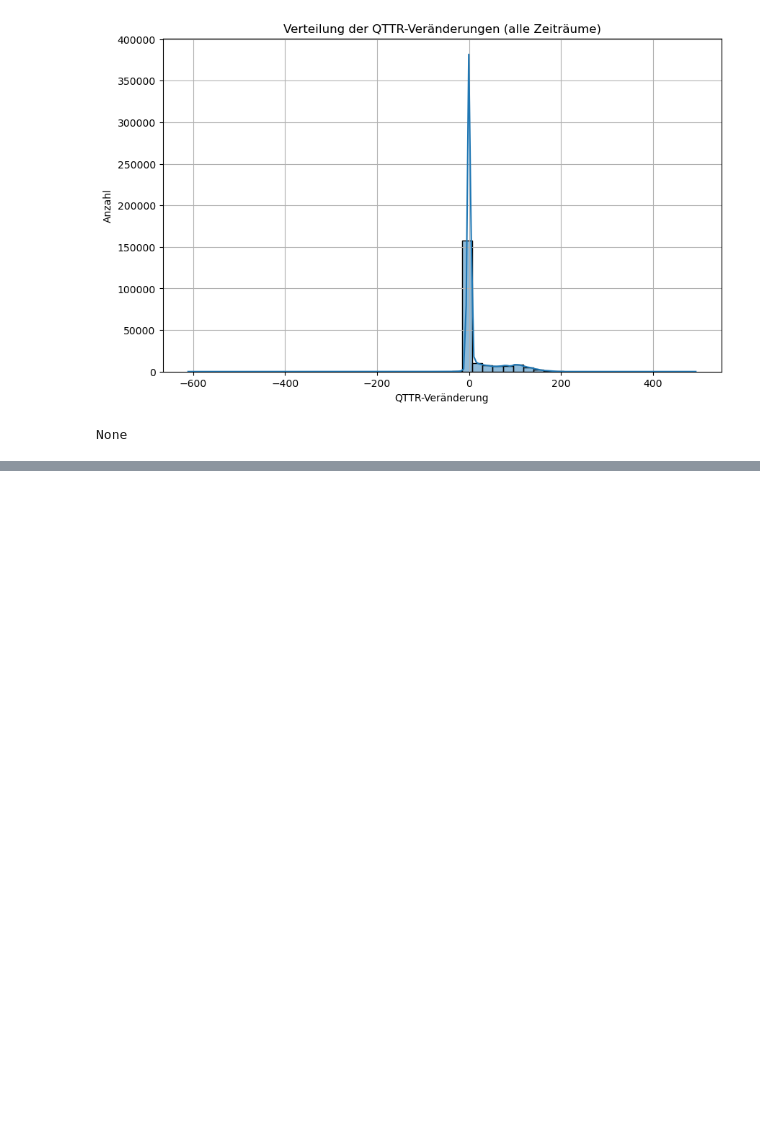
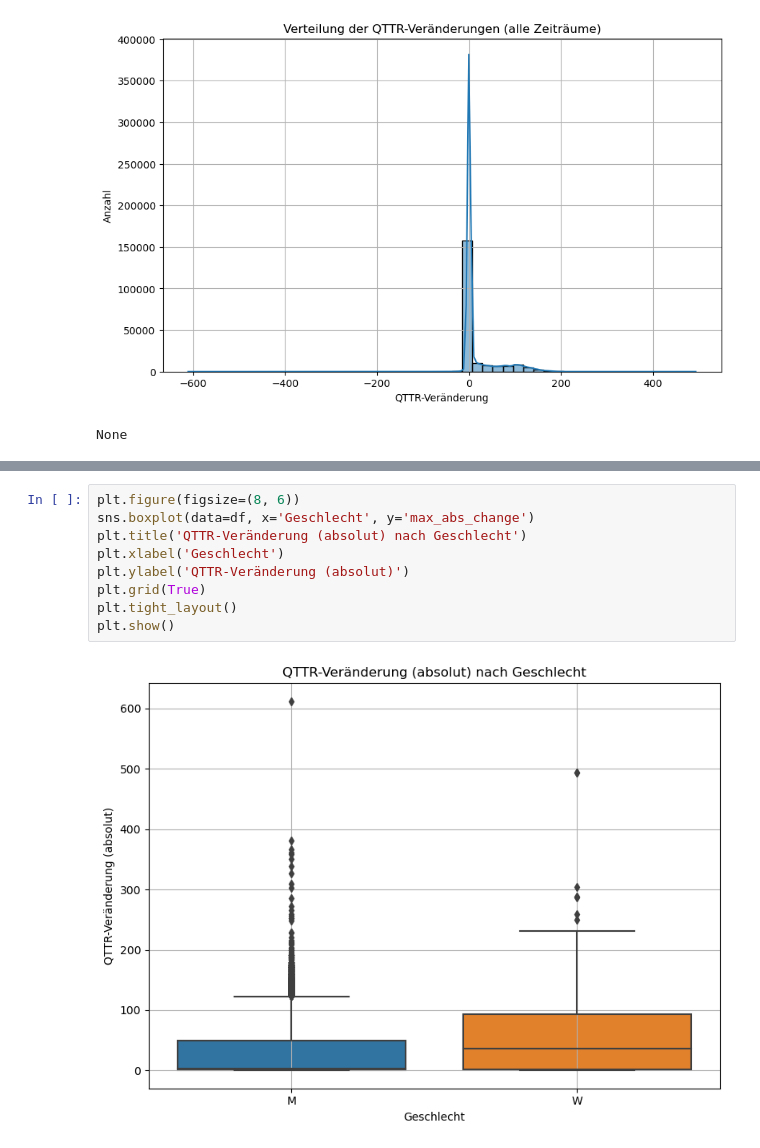
Before and after one commit to Fabian-Projects/QTTR-Veraenderungen-Klemm, a Jupyter notebook: Data_Analysis/Andrew_analysis.ipynb, the cells around one changed output, grey strips where cells are left out. Cells and saved outputs as stored; diff of their text form; blank space fills up the shorter version.

```diff
--- a/Data_Analysis/Andrew_analysis.ipynb
+++ b/Data_Analysis/Andrew_analysis.ipynb
@@ -160,0 +184,11 @@ None
+# %%
+plt.figure(figsize=(8, 6))
+sns.boxplot(data=df, x='Geschlecht', y='max_abs_change')
+plt.title('QTTR-Veränderung (absolut) nach Geschlecht')
+plt.xlabel('Geschlecht')
+plt.ylabel('QTTR-Veränderung (absolut)')
+plt.grid(True)
+plt.tight_layout()
+plt.show()
+# %% [output]
+[figure, added]
```
Also changed, not shown: parts of 5 cells of this notebook.
